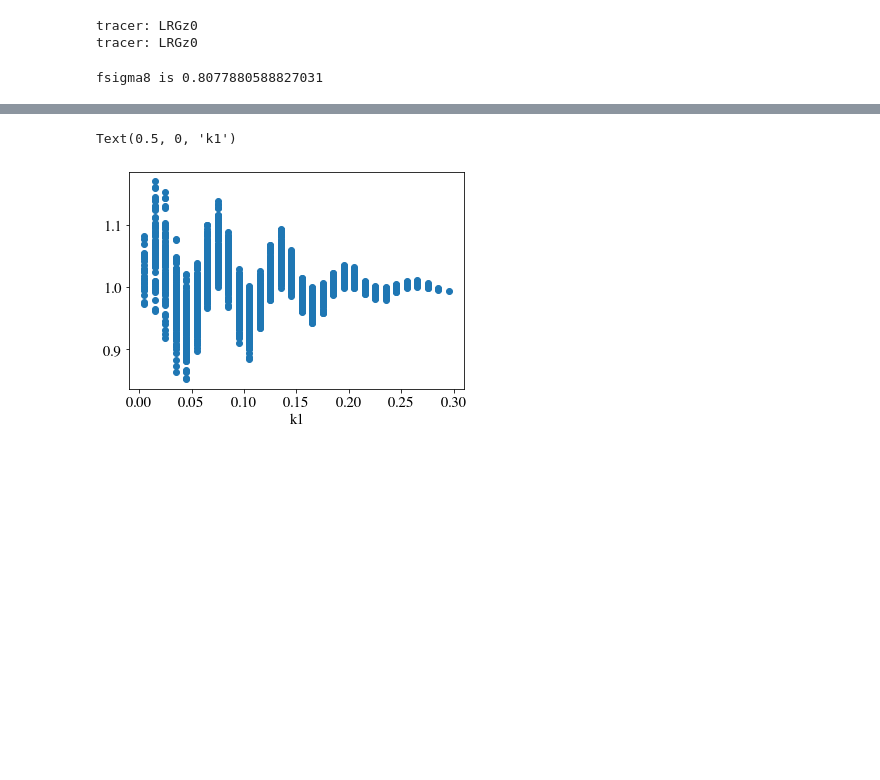
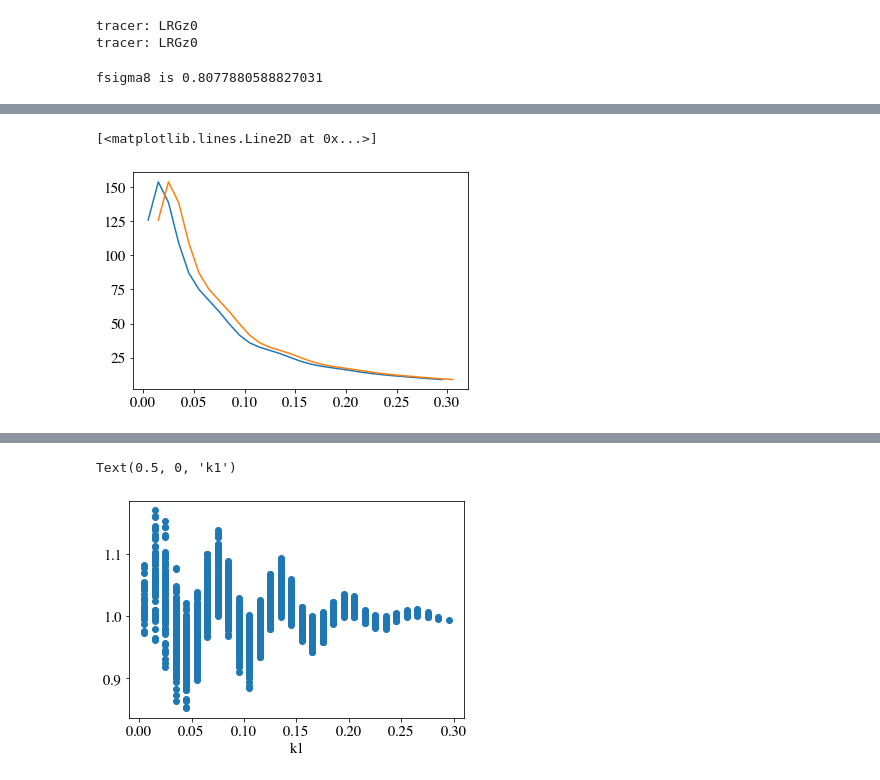
Before and after one commit to mehdirezaie/bispectrum, a Jupyter notebook: template.ipynb, the cells around one changed output, grey strips where cells are left out. Saved outputs shown, nothing was run; the diff lists cells and outputs as text; code cells hidden in the pictures; blank space fills up the shorter version.

```diff
--- a/template.ipynb
+++ b/template.ipynb
@@ -121,3 +137,9 @@ Text(0.5, 0, 'Triangle index')
+# %%
+plt.plot(pk_lado['k'], pk_lado['pkm'])
+plt.plot(ps.k+0.01, ps.p.mean(axis=0))
+# %% [output]
+[<matplotlib.lines.Line2D at 0x...>]
+[figure, added]
 # %%
 plt.figure(figsize=(8, 6))
 plt.plot(np.arange(1800, 2600), b_obs[1800:], label='Mean Mocks', marker='.', ls='None', alpha=0.5)
```
Also changed, not shown: parts of 25 cells of this notebook, 2 other files.
